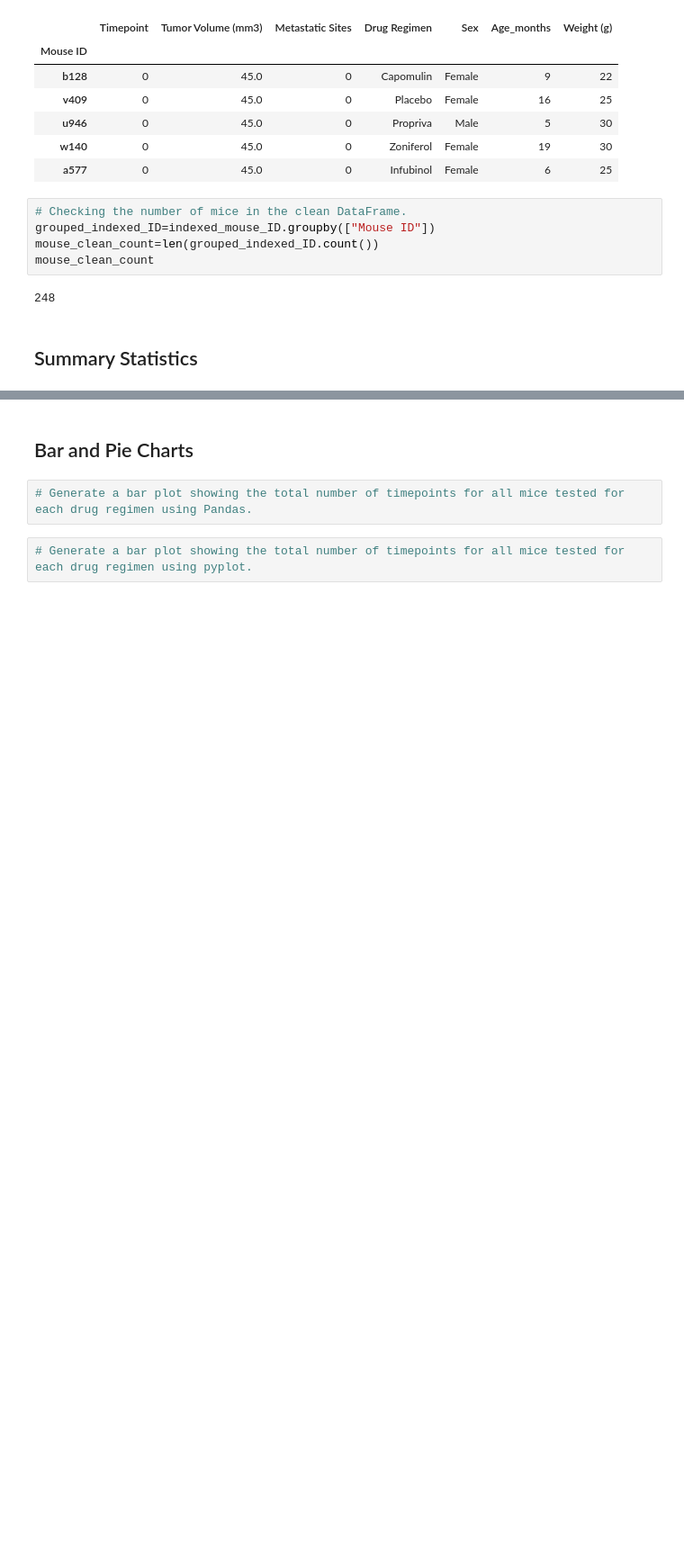
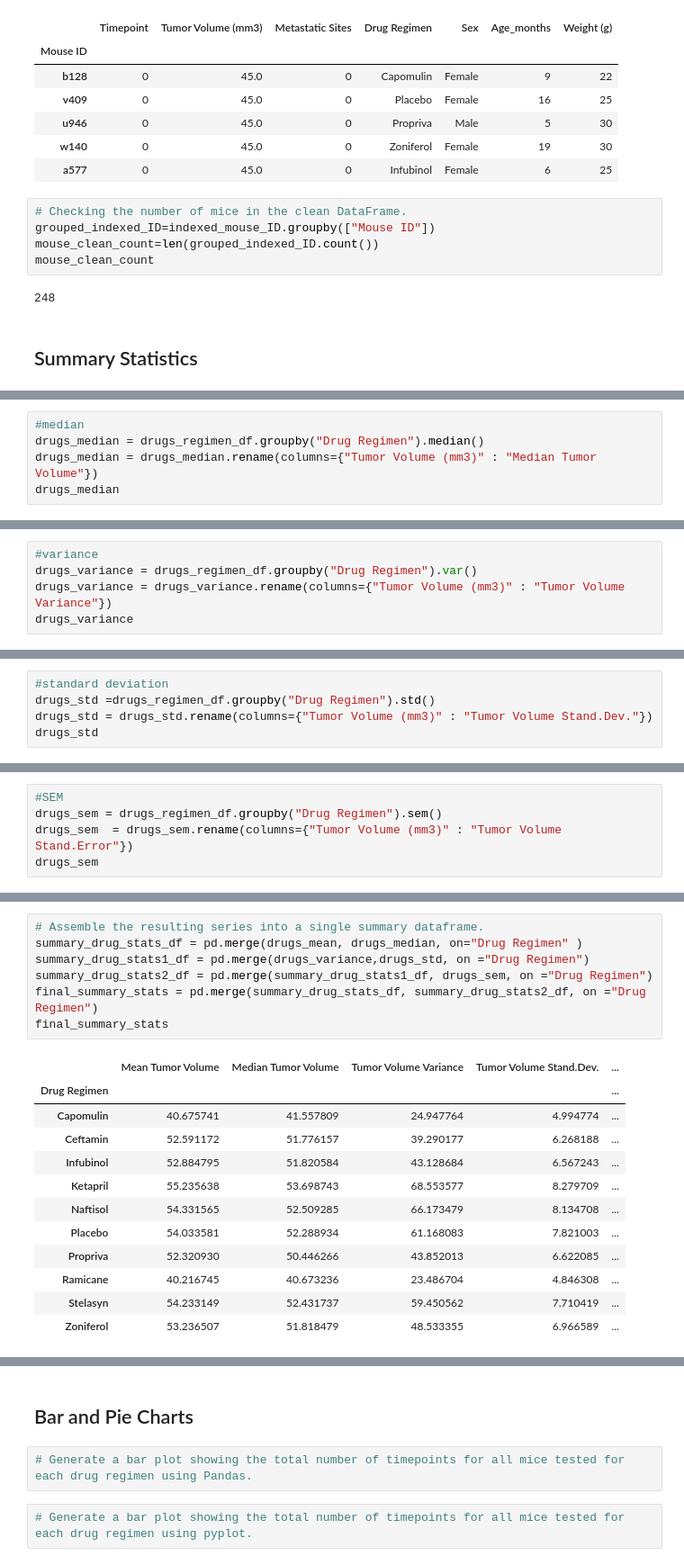
Before and after one commit to DasaSimo/Matplotlib-challenge, a Jupyter notebook: Pymaceuticals/pymaceuticals.ipynb, the cells around one changed output, grey strips where cells are left out. Shown: that part at 90% size. Drawn from its saved outputs; the diff is of its cells as text; blank space fills up the shorter version.

```diff
--- a/Pymaceuticals/pymaceuticals.ipynb
+++ b/Pymaceuticals/pymaceuticals.ipynb
@@ -93,0 +144,5 @@ mouse_clean_count
+# %%
+#median
+drugs_median = drugs_regimen_df.groupby("Drug Regimen").median()
+drugs_median = drugs_median.rename(columns={"Tumor Volume (mm3)" : "Median Tumor Volume"})
+drugs_median
@@ -93,0 +162,5 @@ mouse_clean_count
+# %%
+#variance
+drugs_variance = drugs_regimen_df.groupby("Drug Regimen").var()
+drugs_variance = drugs_variance.rename(columns={"Tumor Volume (mm3)" : "Tumor Volume Variance"})
+drugs_variance
@@ -93,0 +180,5 @@ mouse_clean_count
+# %%
+#standard deviation
+drugs_std =drugs_regimen_df.groupby("Drug Regimen").std()
+drugs_std = drugs_std.rename(columns={"Tumor Volume (mm3)" : "Tumor Volume Stand.Dev."})
+drugs_std
@@ -93,0 +198,5 @@ mouse_clean_count
+# %%
+#SEM
+drugs_sem = drugs_regimen_df.groupby("Drug Regimen").sem()
+drugs_sem  = drugs_sem.rename(columns={"Tumor Volume (mm3)" : "Tumor Volume Stand.Error"})
+drugs_sem
@@ -94,3 +216,23 @@ mouse_clean_count
+# %%
+# Assemble the resulting series into a single summary dataframe.
+summary_drug_stats_df = pd.merge(drugs_mean, drugs_median, on="Drug Regimen" )
+summary_drug_stats1_df = pd.merge(drugs_variance,drugs_std, on ="Drug Regimen")
+summary_drug_stats2_df = pd.merge(summary_drug_stats1_df, drugs_sem, on ="Drug Regimen")
+final_summary_stats = pd.merge(summary_drug_stats_df, summary_drug_stats2_df, on ="Drug Regimen")
+final_summary_stats
+# %% [output]
+|  | Mean Tumor Volume | Median Tumor Volume | Tumor Volume Variance | Tumor Volume Stand.Dev. | ... |
+| Drug Regimen |  |  |  |  | ... |
+| Capomulin | 40.675741 | 41.557809 | 24.947764 | 4.994774 | ... |
+| Ceftamin | 52.591172 | 51.776157 | 39.290177 | 6.268188 | ... |
+| Infubinol | 52.884795 | 51.820584 | 43.128684 | 6.567243 | ... |
+| Ketapril | 55.235638 | 53.698743 | 68.553577 | 8.279709 | ... |
+| Naftisol | 54.331565 | 52.509285 | 66.173479 | 8.134708 | ... |
+| Placebo | 54.033581 | 52.288934 | 61.168083 | 7.821003 | ... |
+| Propriva | 52.320930 | 50.446266 | 43.852013 | 6.622085 | ... |
+| Ramicane | 40.216745 | 40.673236 | 23.486704 | 4.846308 | ... |
+| Stelasyn | 54.233149 | 52.431737 | 59.450562 | 7.710419 | ... |
+| Zoniferol | 53.236507 | 51.818479 | 48.533355 | 6.966589 | ... |
 # %%
 # Generate a summary statistics table of mean, median, variance, standard deviation, and SEM of the tumor volume for each regimen
 
```
Also changed, not shown: parts of 8 cells of this notebook.
